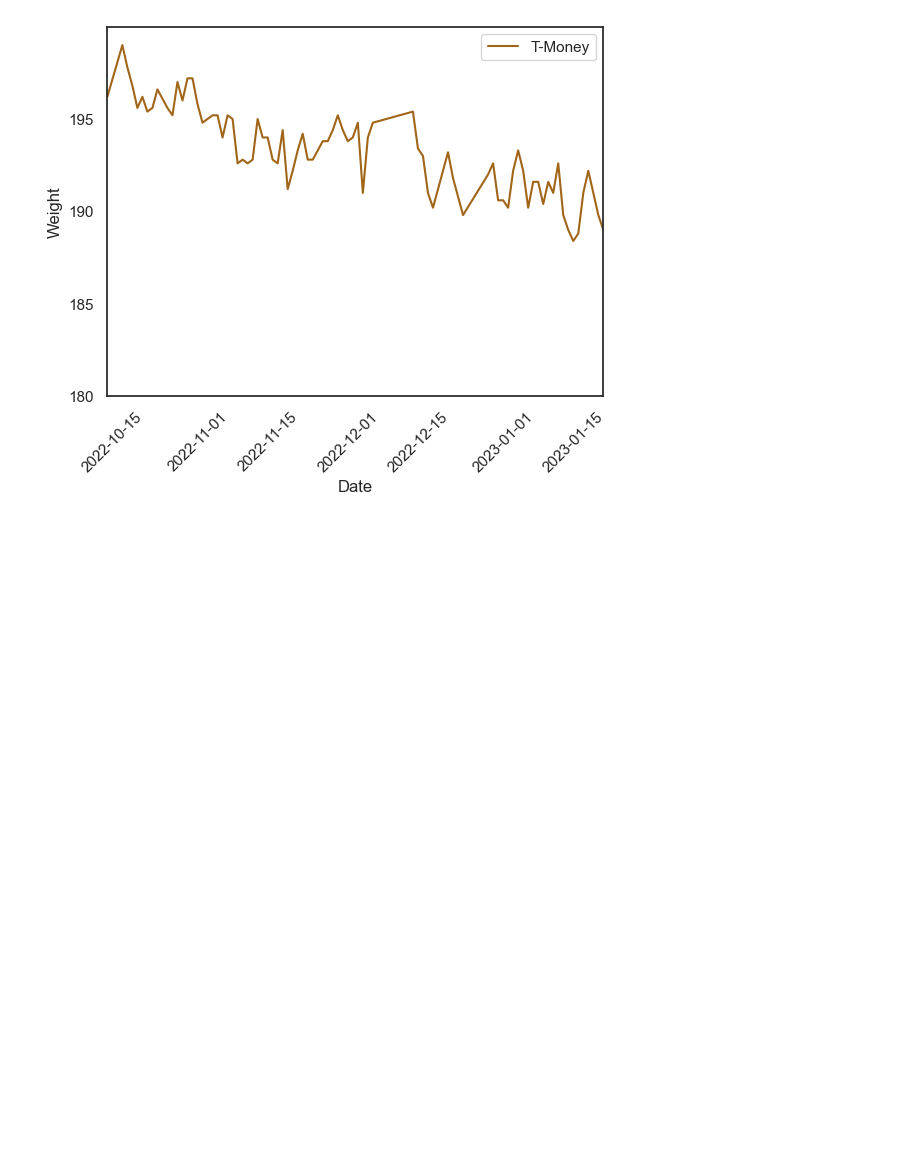
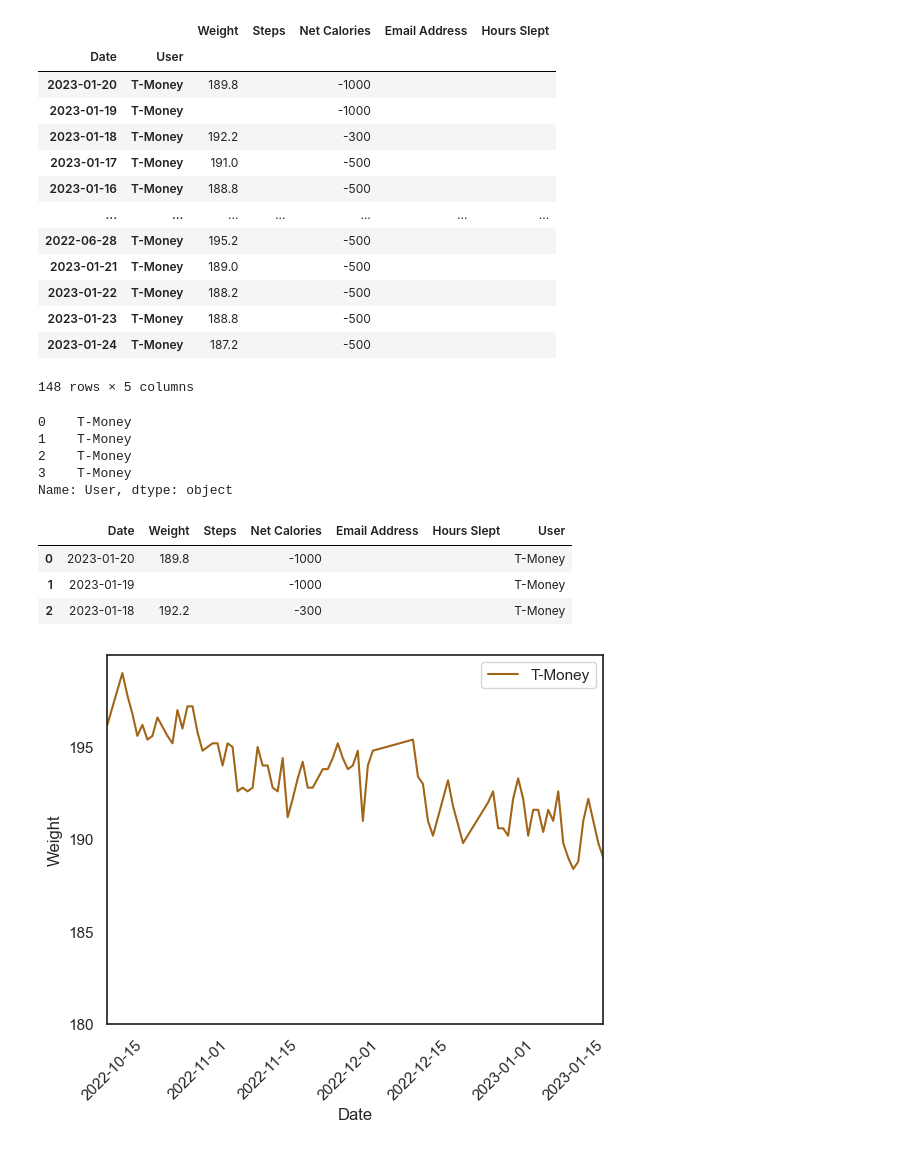
Before and after one commit to tcastillo1/taylors_castle, a Jupyter notebook: Projects/pandas.ipynb, the cells around one changed output. Saved outputs shown, nothing was run; the diff lists cells and outputs as text; code cells hidden in the pictures; blank space fills up the shorter version.

```diff
--- a/Projects/pandas.ipynb
+++ b/Projects/pandas.ipynb
@@ -61,3 +129,35 @@ df.head(10)
+# %%
+df.set_index(["Date","User"])
+# %% [output]
+|  |  | Weight | Steps | Net Calories | Email Address | Hours Slept |
+| Date | User |  |  |  |  |  |
+| 2023-01-20 | T-Money | 189.8 |  | -1000 |  |  |
+| 2023-01-19 | T-Money |  |  | -1000 |  |  |
+| 2023-01-18 | T-Money | 192.2 |  | -300 |  |  |
+| 2023-01-17 | T-Money | 191.0 |  | -500 |  |  |
+| 2023-01-16 | T-Money | 188.8 |  | -500 |  |  |
+| ... | ... | ... | ... | ... | ... | ... |
+| 2022-06-28 | T-Money | 195.2 |  | -500 |  |  |
+| 2023-01-21 | T-Money | 189.0 |  | -500 |  |  |
+| 2023-01-22 | T-Money | 188.2 |  | -500 |  |  |
+| 2023-01-23 | T-Money | 188.8 |  | -500 |  |  |
+| 2023-01-24 | T-Money | 187.2 |  | -500 |  |  |
+148 rows × 5 columns
+# %%
+df.loc[0:3,"User"]
+# %% [output]
+0    T-Money
+1    T-Money
+2    T-Money
+3    T-Money
+Name: User, dtype: object
+# %%
+df.loc[0:2]
+# %% [output]
+|  | Date | Weight | Steps | Net Calories | Email Address | Hours Slept | User |
+| 0 | 2023-01-20 | 189.8 |  | -1000 |  |  | T-Money |
+| 1 | 2023-01-19 |  |  | -1000 |  |  | T-Money |
+| 2 | 2023-01-18 | 192.2 |  | -300 |  |  | T-Money |
 # %%
 sns.despine()
 sns.set_style('white')
```
Also changed, not shown: parts of 11 cells of this notebook, 1 other file.
